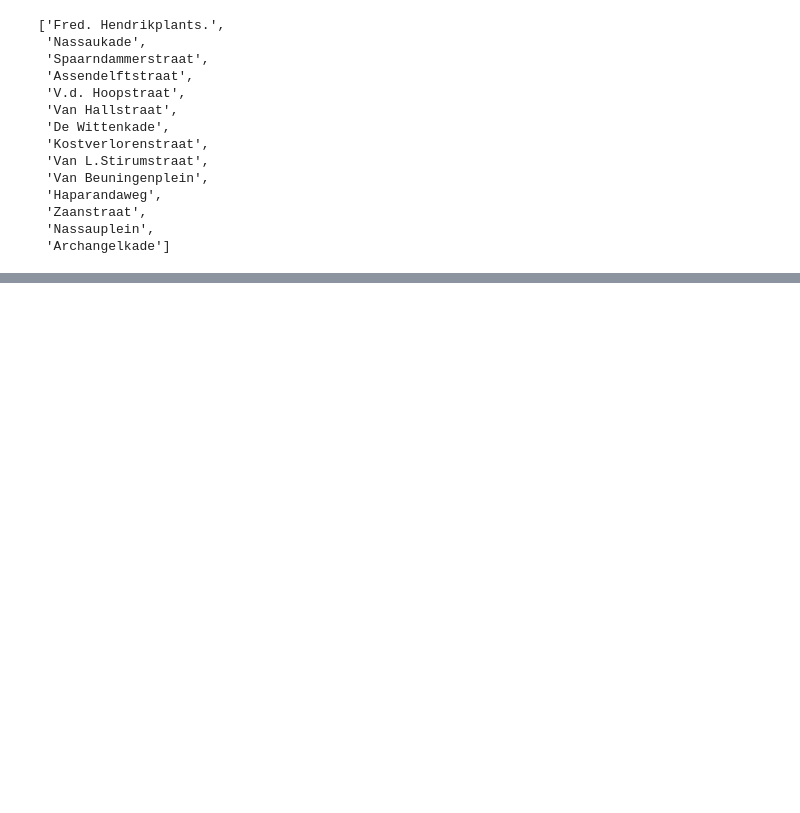
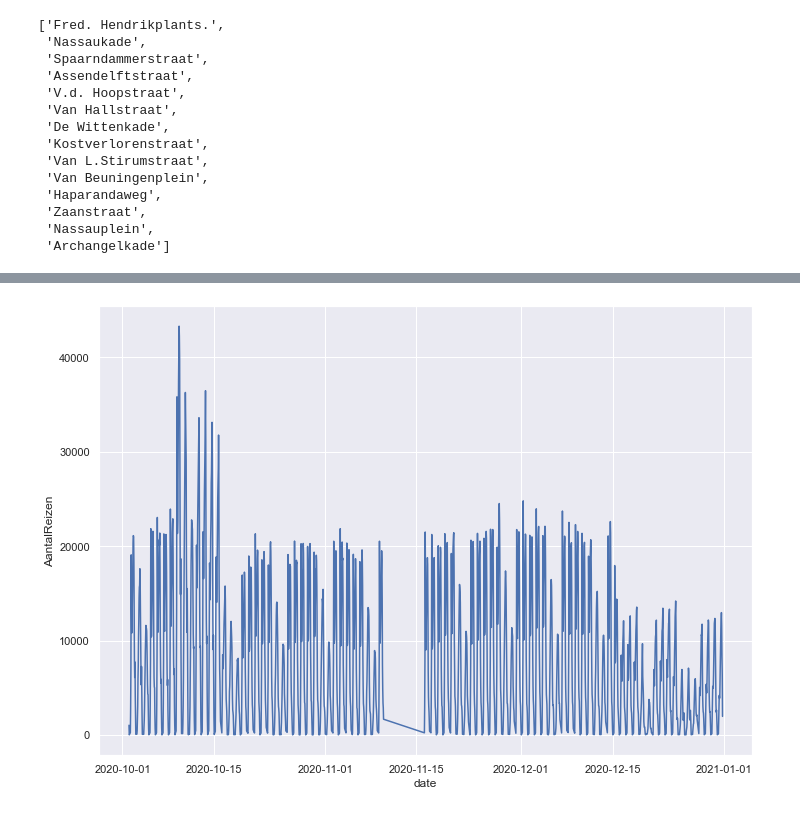
Before and after one commit to lotteph/DSP, a Jupyter notebook: GVB 2020.ipynb, the cells around one changed output, grey strips where cells are left out. Drawn from its saved outputs; the diff is of its cells as text; code cells hidden in the pictures; blank space fills up the shorter version.

```diff
--- a/GVB 2020.ipynb
+++ b/GVB 2020.ipynb
@@ -222,3 +240,15 @@ westerpark_stations
  'Zaanstraat',
  'Nassauplein',
  'Archangelkade']
+# %%
+# day and time in one new column
+gvb_data_2020Q4_travels = gvb_data_2020Q4_very_cleaned.copy()
+
+gvb_data_2020Q4_travels['hour'] = gvb_data_2020Q4_travels['UurgroepOmschrijving (van aankomst)'].str[:5]
+gvb_data_2020Q4_travels['hour'] = pd.to_datetime(gvb_data_2020Q4_travels['hour'], format='%H:%M').dt.time
+gvb_data_2020Q4_travels['date'] = gvb_data_2020Q4_travels.apply(lambda r : pd.datetime.combine(r['Datum'],r['hour']),1)
+gvb_data_2020Q4_travels = gvb_data_2020Q4_travels.set_index('date').reset_index()
+gvb_data_2020Q4_travels = gvb_data_2020Q4_travels.drop(columns=['Datum', 'UurgroepOmschrijving (van aankomst)', 'AankomstHalteCode',
+                                 'AankomstLat', 'AankomstLon', 'hour'])
+
+gvb_data_2020Q4_travels
@@ -225 +269,10 @@ westerpark_stations
+# %%
+#csv_file = gvb_data_2020Q4_travels.drop(columns=['AankomstHalteNaam']).groupby('date').sum().reset_index()
+#csv_file['date'] = csv_file['date'].dt.strftime('%Y-%m-%d')#.reset_index()
+#csv_file
+#csv_file.iloc[0]['date']
+#csv_file.to_csv("test2.csv")
+sns.lineplot(x="date", y="AantalReizen", data=gvb_data_2020Q4_travels.drop(columns=['AankomstHalteNaam']).groupby('date').sum());
+# %% [output]
+[figure, added]
 # %%
```
Also changed, not shown: parts of 15 cells of this notebook.
